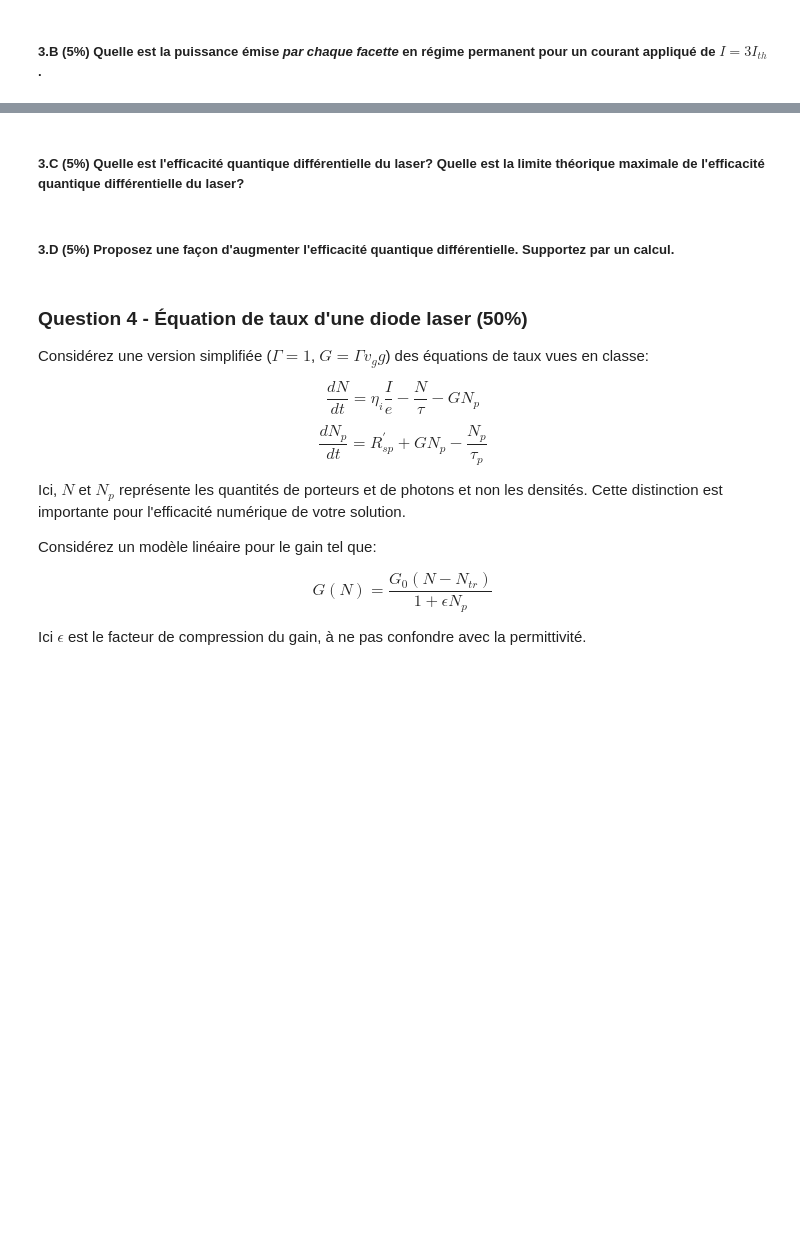
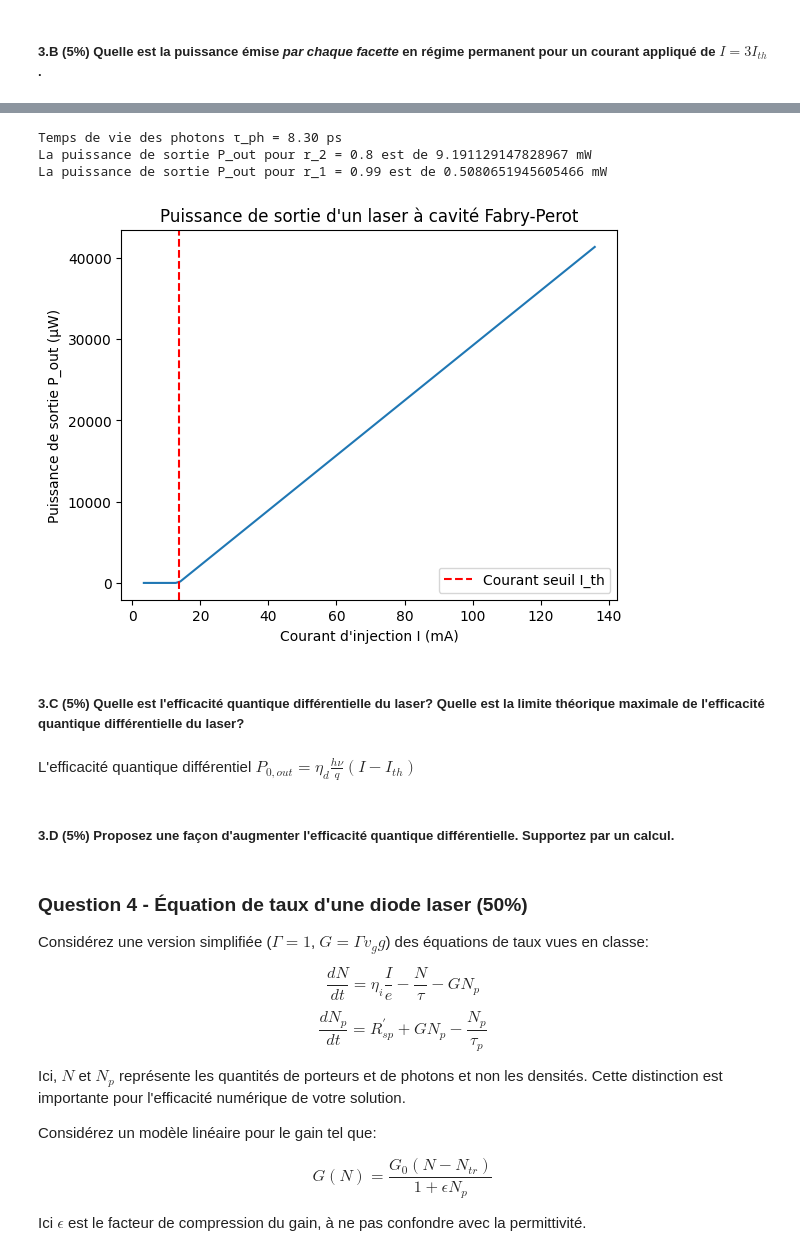
Before and after one commit to Eloi-Blouin/GPH-University-Laval-Course, a Jupyter notebook: Ulaval Session 7 Automne 2025/Optoélectronique/Devoir 3/Devoir_3_opto_2025_ÉB.ipynb, the cells around one changed output, grey strips where cells are left out. Saved outputs shown, nothing was run; the diff lists cells and outputs as text; code cells hidden in the pictures; blank space fills up the shorter version.

```diff
--- a/Ulaval Session 7 Automne 2025/Optoélectronique/Devoir 3/Devoir_3_opto_2025_ÉB.ipynb
+++ b/Ulaval Session 7 Automne 2025/Optoélectronique/Devoir 3/Devoir_3_opto_2025_ÉB.ipynb
@@ -896,0 +927,17 @@ Gain seuil = 246638.77743354224
+# %%
+#Calcul perte total 1/m
+α_tot = α_i - np.log(r_1*r_2)/(L)
+print(f"α_tot = {α_tot:.2f} 1/m")
+
+g_th = α_tot / Γ  # en 1/m
+print(f"Gain seuil = {g_th:.2f} 1/m")
+
+N_th = N_tr*np.exp(g_th/g_0)
+print(f"Densité de porteurs au seuil N_th = {N_th:.2e} m^-3")
+
+I_th = (N_th * d * w * L * cte.e) / (η_i * τ)
+print(f"Le courant seuil I_th est de {I_th*1e3:.2f} mA (calcul manuel)")
+
+print("\n")
+I_th = calculate_threshold_current(d, w, L, α_i, Γ, g_0, N_tr, r_1, r_2, η_i, τ)
+print(f"Le courant seuil I_th est de {I_th*1e3:.2f} mA")
@@ -901,2 +991,36 @@ Gain seuil = 246638.77743354224
+# %%
+I = 3 * I_th  # en A
+
+
+
+# trouvé le temps de vie des photons τ_ph à partir de α_tot
+v_g = cte.c / n_g  # Vitesse de groupe
+τ_ph = 1 / (v_g * α_tot)  # en s
+print(f"Temps de vie des photons τ_ph = {τ_ph*1e12:.2f} ps")
+
+P_out_2 = calculate_power_facette(I, I_th, τ_ph, λ_0, n_g, r_2, L)
+P_out_1 = calculate_power_facette(I, I_th, τ_ph, λ_0, n_g, r_1, L)
+
+print(f"La puissance de sortie P_out pour r_2 = {r_2} est de {P_out_2*1e3} mW")
+print(f"La puissance de sortie P_out pour r_1 = {r_1} est de {P_out_1*1e3} mW")
+
+I_array = np.linspace(I_th/4, 10*I_th, 100)
+
+P_out_array = []
+for I_val in I_array:
+    P_out = calculate_power_facette(I_val, I_th, τ_ph, λ_0, n_g, r_2,L)
+    P_out_array.append(P_out)
+plt.plot(I_array*1e3, np.array(P_out_array)*1e6)
+plt.xlabel("Courant d'injection I (mA)")
+plt.ylabel("Puissance de sortie P_out (µW)")
+plt.title("Puissance de sortie d'un laser à cavité Fabry-Perot")
+plt.axvline(I_th*1e3, color='red', linestyle='--', label='Courant seuil I_th')
+plt.legend()
+plt.show()
+# %% [output]
+Temps de vie des photons τ_ph = 8.30 ps
+La puissance de sortie P_out pour r_2 = 0.8 est de 9.191129147828967 mW
+La puissance de sortie P_out pour r_1 = 0.99 est de 0.5080651945605466 mW
+[figure, added]
 # %% [markdown]
 ##### 3.C (5%) Quelle est l'efficacité quantique différentielle du laser? Quelle est la limite théorique maximale de l'efficacité quantique différentielle du laser?
@@ -905,3 +1027,5 @@ Gain seuil = 246638.77743354224
+# %% [markdown]
+L'efficacité quantique différentiel $P_{0,out} = η_d \frac{hν}{q}(I-I_{th})$
 # %% [markdown]
 ##### 3.D (5%) Proposez une façon d'augmenter l'efficacité quantique différentielle. Supportez par un calcul.
 # %%
```
Also changed, not shown: parts of 9 cells of this notebook.
